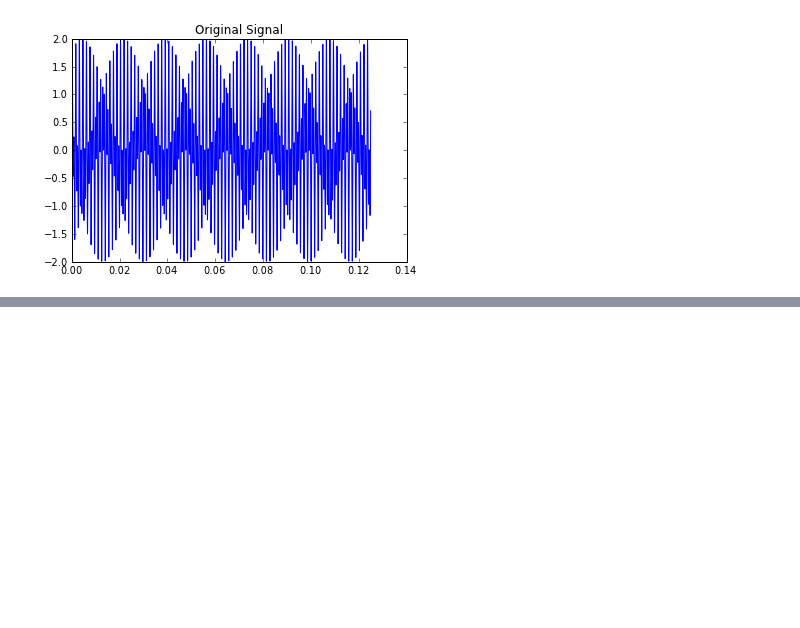
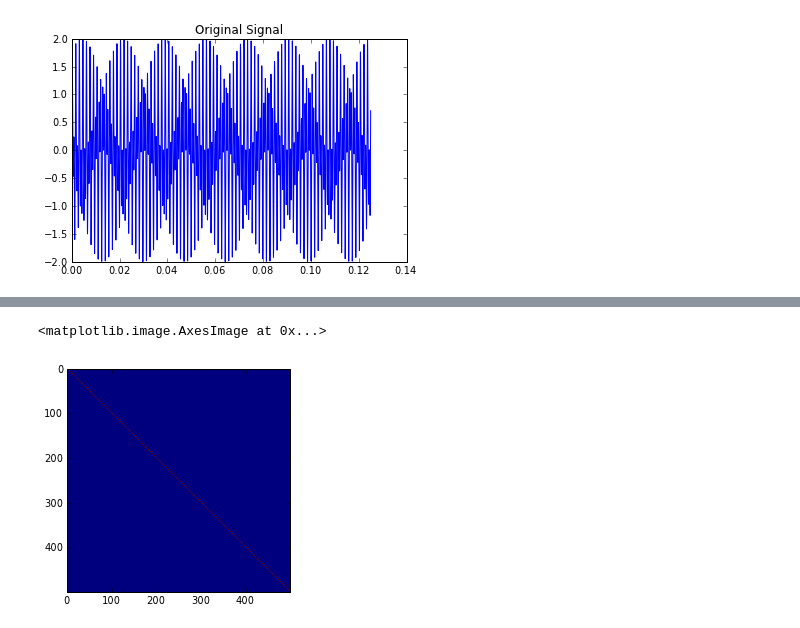
Before and after one commit to jaidevd/scikit-signal, a Jupyter notebook: compressed_sensing/DTMF_example/magic_reconstruction.ipynb, the cells around one changed output, grey strips where cells are left out. Drawn from its saved outputs; the diff is of its cells as text; code cells hidden in the pictures; blank space fills up the shorter version.

```diff
--- a/compressed_sensing/DTMF_example/magic_reconstruction.ipynb
+++ b/compressed_sensing/DTMF_example/magic_reconstruction.ipynb
@@ -19,0 +49,5 @@ Lasso(alpha=0.001, fit_intercept=False, max_iter=1000, normalize=False,   tol=0.
+# %%
+imshow(dot(A,transpose(A))) # Matrix A should be isotropic, i.e. cov(A) should be the identity matrix.
+# %% [output]
+<matplotlib.image.AxesImage at 0x...>
+[figure, added]
```
Also changed, not shown: parts of 10 cells of this notebook.
